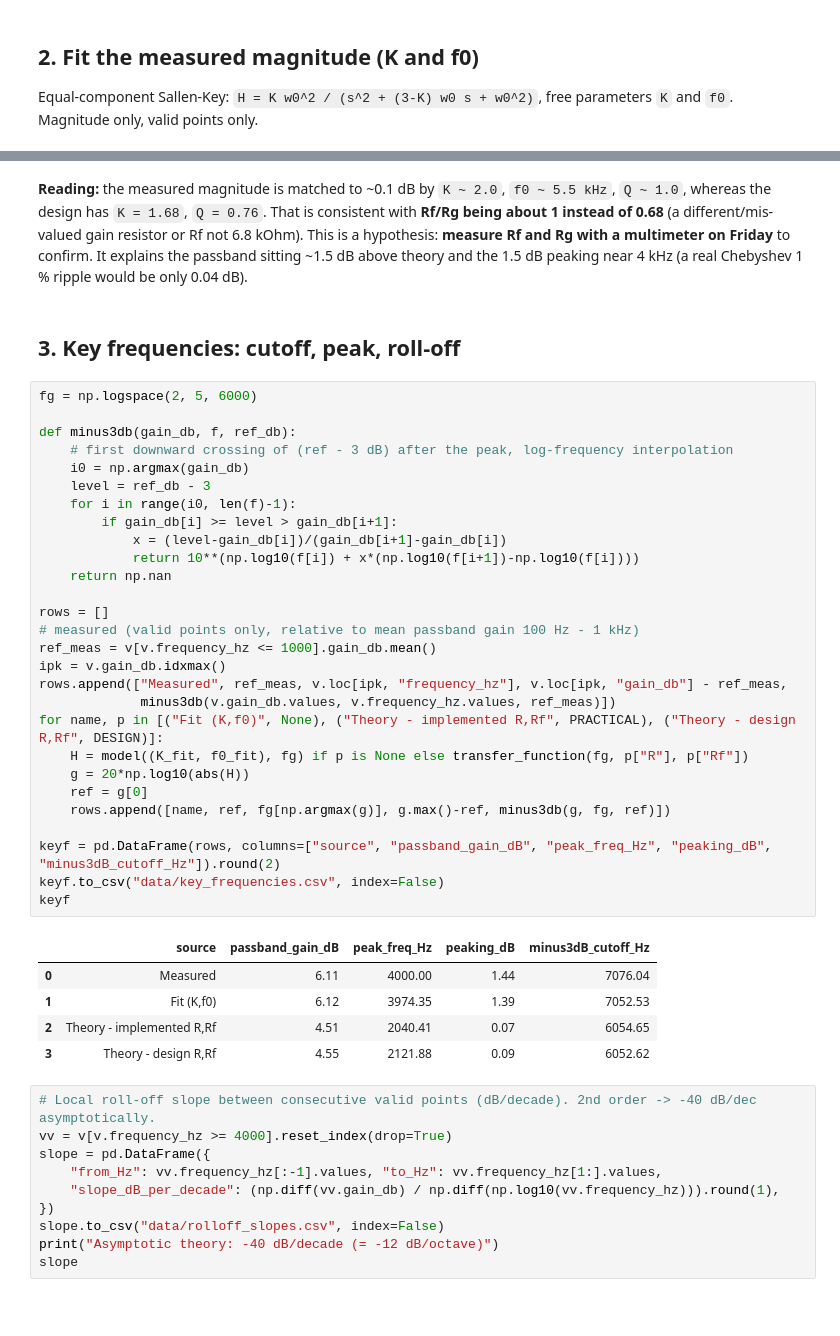
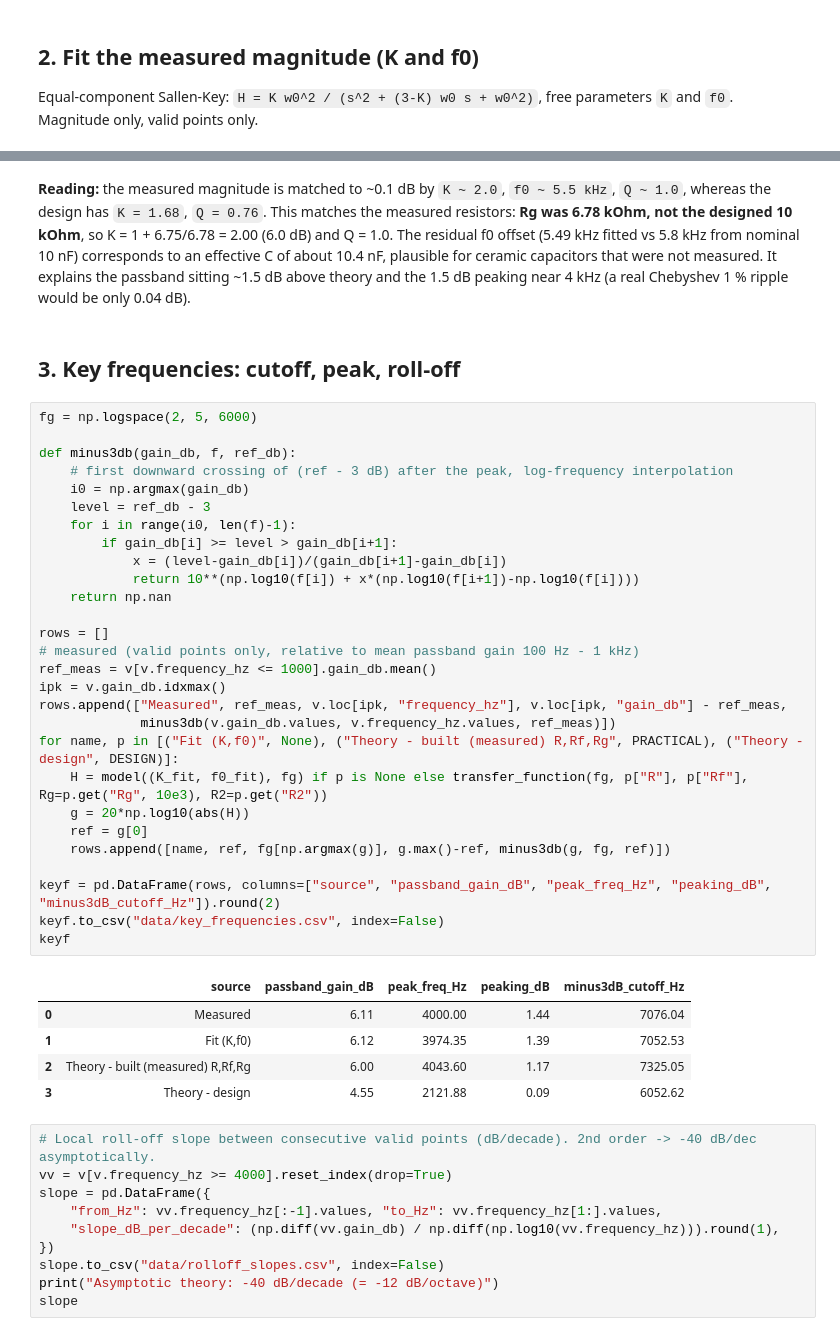
Before and after one commit to TSSwork/ph3039-lab-week7, a Jupyter notebook: report/report.ipynb, the cells around one changed output, grey strips where cells are left out. Cells and saved outputs as stored; diff of their text form; blank space fills up the shorter version.

```diff
--- a/report/report.ipynb
+++ b/report/report.ipynb
@@ -84,43 +84,43 @@ Practical : K = 1.680, f0 = 5684 Hz
 # %% [markdown]
 **Reading:** the measured magnitude is matched to ~0.1 dB by `K ~ 2.0`, `f0 ~ 5.5 kHz`, `Q ~ 1.0`, whereas the design has `K = 1.68`, `Q = 0.76`.
-That is consistent with **Rf/Rg being about 1 instead of 0.68** (a different/mis-valued gain resistor or Rf not 6.8 kOhm). This is a hypothesis: **measure Rf and Rg with a multimeter on Friday** to confirm.
+This matches the measured resistors: **Rg was 6.78 kOhm, not the designed 10 kOhm**, so K = 1 + 6.75/6.78 = 2.00 (6.0 dB) and Q = 1.0. The residual f0 offset (5.49 kHz fitted vs 5.8 kHz from nominal 10 nF) corresponds to an effective C of about 10.4 nF, plausible for ceramic capacitors that were not measured.
 It explains the passband sitting ~1.5 dB above theory and the 1.5 dB peaking near 4 kHz (a real Chebyshev 1 % ripple would be only 0.04 dB).
 # %% [markdown]
 ## 3. Key frequencies: cutoff, peak, roll-off
 # %%
 fg = np.logspace(2, 5, 6000)
 
 def minus3db(gain_db, f, ref_db):
     # first downward crossing of (ref - 3 dB) after the peak, log-frequency interpolation
     i0 = np.argmax(gain_db)
     level = ref_db - 3
     for i in range(i0, len(f)-1):
         if gain_db[i] >= level > gain_db[i+1]:
             x = (level-gain_db[i])/(gain_db[i+1]-gain_db[i])
             return 10**(np.log10(f[i]) + x*(np.log10(f[i+1])-np.log10(f[i])))
     return np.nan
 
 rows = []
 # measured (valid points only, relative to mean passband gain 100 Hz - 1 kHz)
 ref_meas = v[v.frequency_hz <= 1000].gain_db.mean()
 ipk = v.gain_db.idxmax()
 rows.append(["Measured", ref_meas, v.loc[ipk, "frequency_hz"], v.loc[ipk, "gain_db"] - ref_meas,
              minus3db(v.gain_db.values, v.frequency_hz.values, ref_meas)])
-for name, p in [("Fit (K,f0)", None), ("Theory - implemented R,Rf", PRACTICAL), ("Theory - design R,Rf", DESIGN)]:
-    H = model((K_fit, f0_fit), fg) if p is None else transfer_function(fg, p["R"], p["Rf"])
+for name, p in [("Fit (K,f0)", None), ("Theory - built (measured) R,Rf,Rg", PRACTICAL), ("Theory - design", DESIGN)]:
+    H = model((K_fit, f0_fit), fg) if p is None else transfer_function(fg, p["R"], p["Rf"], Rg=p.get("Rg", 10e3), R2=p.get("R2"))
     g = 20*np.log10(abs(H))
     ref = g[0]
     rows.append([name, ref, fg[np.argmax(g)], g.max()-ref, minus3db(g, fg, ref)])
 
 keyf = pd.DataFrame(rows, columns=["source", "passband_gain_dB", "peak_freq_Hz", "peaking_dB", "minus3dB_cutoff_Hz"]).round(2)
 keyf.to_csv("data/key_frequencies.csv", index=False)
 keyf
 # %% [output]
 |  | source | passband_gain_dB | peak_freq_Hz | peaking_dB | minus3dB_cutoff_Hz |
 | 0 | Measured | 6.11 | 4000.00 | 1.44 | 7076.04 |
 | 1 | Fit (K,f0) | 6.12 | 3974.35 | 1.39 | 7052.53 |
-| 2 | Theory - implemented R,Rf | 4.51 | 2040.41 | 0.07 | 6054.65 |
-| 3 | Theory - design R,Rf | 4.55 | 2121.88 | 0.09 | 6052.62 |
+| 2 | Theory - built (measured) R,Rf,Rg | 6.00 | 4043.60 | 1.17 | 7325.05 |
+| 3 | Theory - design | 4.55 | 2121.88 | 0.09 | 6052.62 |
 # %%
 # Local roll-off slope between consecutive valid points (dB/decade). 2nd order -> -40 dB/dec asymptotically.
 vv = v[v.frequency_hz >= 4000].reset_index(drop=True)
```
Also changed, not shown: parts of 5 cells of this notebook, 26 other files.
